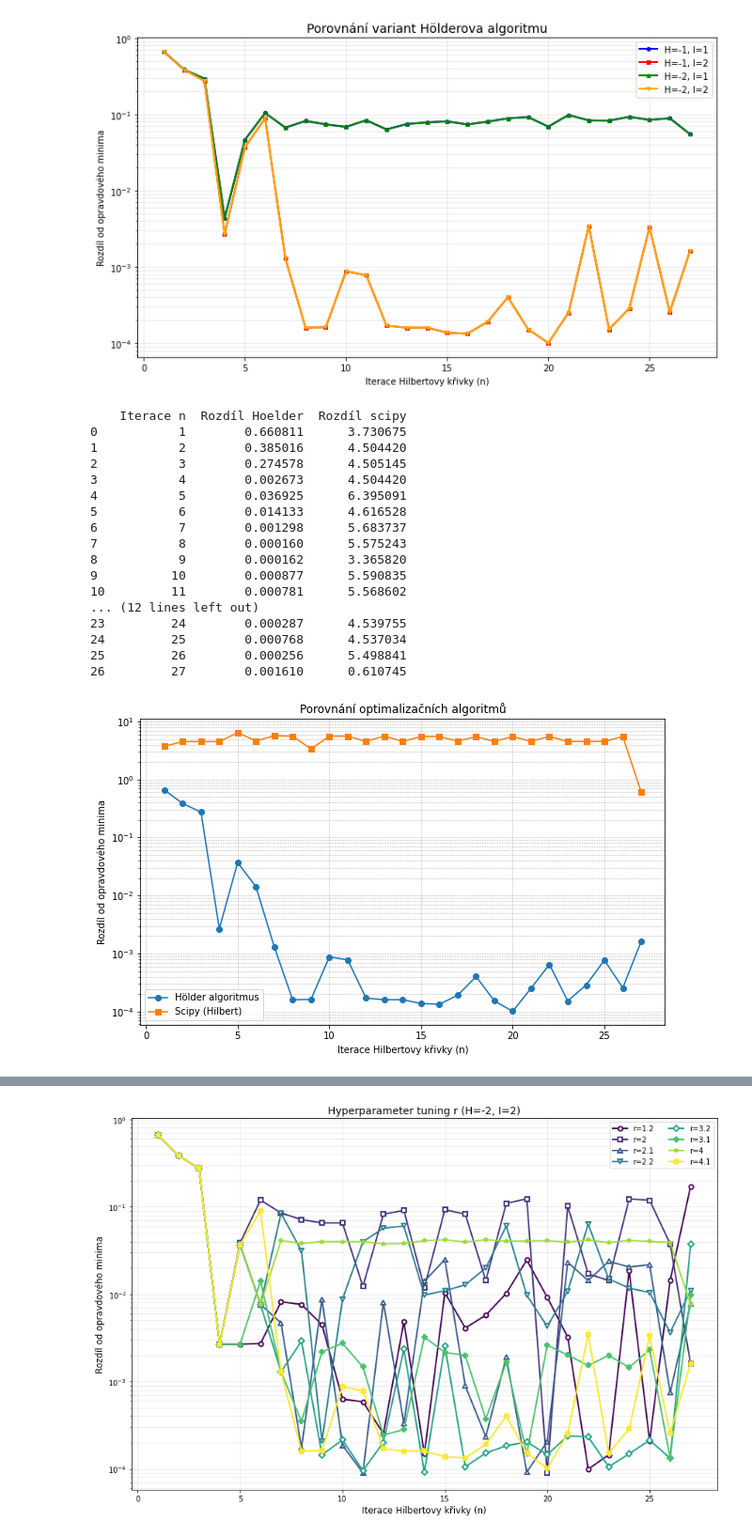
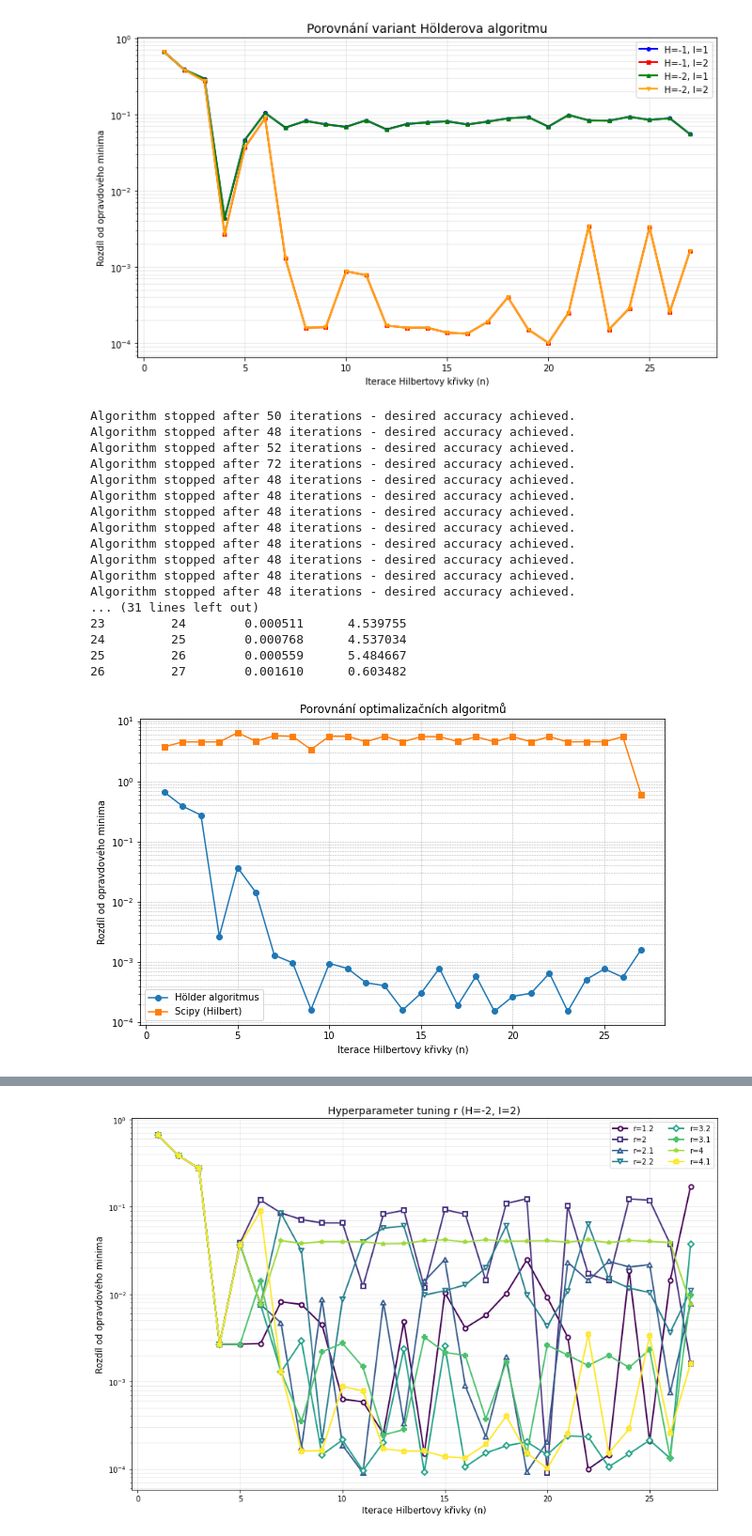
Before and after one commit to NIE0087/BP---prostor-vyplnujici-krivky, a Jupyter notebook: example2D.ipynb, the cells around one changed output, grey strips where cells are left out. Shown at 94% size. Cells and saved outputs as stored; diff of their text form; code cells hidden in the pictures.

```diff
--- a/example2D.ipynb
+++ b/example2D.ipynb
@@ -169,14 +226,14 @@ print(analysis_df)
 # %% [markdown]
 ## Pro McCormickovu funkci
 # %%
-# x_min2=-1.5
-# x_max2=4.5
-# y_min2=-3
-# y_max2=4.5
+x_min2=-1.5
+x_max2=4.5
+y_min2=-3
+y_max2=4.5
 
-x_min2=0
-x_max2=1
-y_min2=0
-y_max2=1
+# x_min2=0
+# x_max2=1
+# y_min2=0
+# y_max2=1
 true_min2=-1.9133
 # %%
@@ -186,28 +243,28 @@ h2d.compare_holder_variants(r=4.1, eps=0.000001, max_iter=100, N_vals=[1,2,3,4,5
 # %%
 I=2
 H = -2
 r = 4.1
-eps = 1e-5
+eps = 1e-3
 N_vals = [1,2,3,4,5,6,7,8,9,10,11,12,13,14,15,16,17,18,19,20,21,22,23,24,25,26,27]
 max_iter = 250
 
 df = h2d.compare_algorithms(H, I,r, eps, max_iter,N_vals,x_min2,x_max2,y_min2,y_max2,1,true_min2)
 # %% [output]
-    Iterace n  Rozdíl Hoelder  Rozdíl scipy
-0           1        0.660811      3.730675
-1           2        0.385016      4.504420
-2           3        0.274578      4.505145
-3           4        0.002673      4.504420
-4           5        0.036925      6.395091
-5           6        0.014133      4.616528
-6           7        0.001298      5.683737
-7           8        0.000160      5.575243
-8           9        0.000162      3.365820
-9          10        0.000877      5.590835
-10         11        0.000781      5.568602
-... (12 lines left out)
-23         24        0.000287      4.539755
+Algorithm stopped after 50 iterations - desired accuracy achieved.
+Algorithm stopped after 48 iterations - desired accuracy achieved.
+Algorithm stopped after 52 iterations - desired accuracy achieved.
+Algorithm stopped after 72 iterations - desired accuracy achieved.
+Algorithm stopped after 48 iterations - desired accuracy achieved.
+Algorithm stopped after 48 iterations - desired accuracy achieved.
+Algorithm stopped after 48 iterations - desired accuracy achieved.
+Algorithm stopped after 48 iterations - desired accuracy achieved.
+Algorithm stopped after 48 iterations - desired accuracy achieved.
+Algorithm stopped after 48 iterations - desired accuracy achieved.
+Algorithm stopped after 48 iterations - desired accuracy achieved.
+Algorithm stopped after 48 iterations - desired accuracy achieved.
+... (31 lines left out)
+23         24        0.000511      4.539755
 24         25        0.000768      4.537034
-25         26        0.000256      5.498841
-26         27        0.001610      0.610745
+25         26        0.000559      5.484667
+26         27        0.001610      0.603482
-[figure, old version]
+[figure, new version]
```
Also changed, not shown: parts of 18 cells of this notebook, 2 other files.
